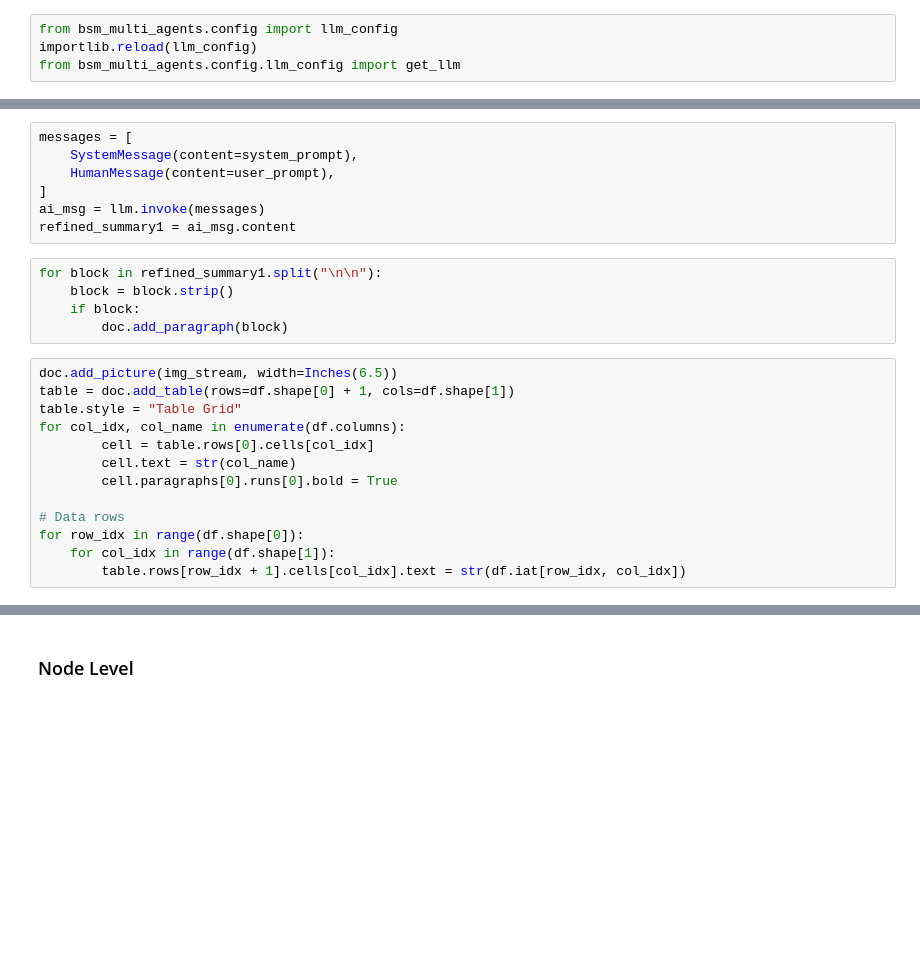
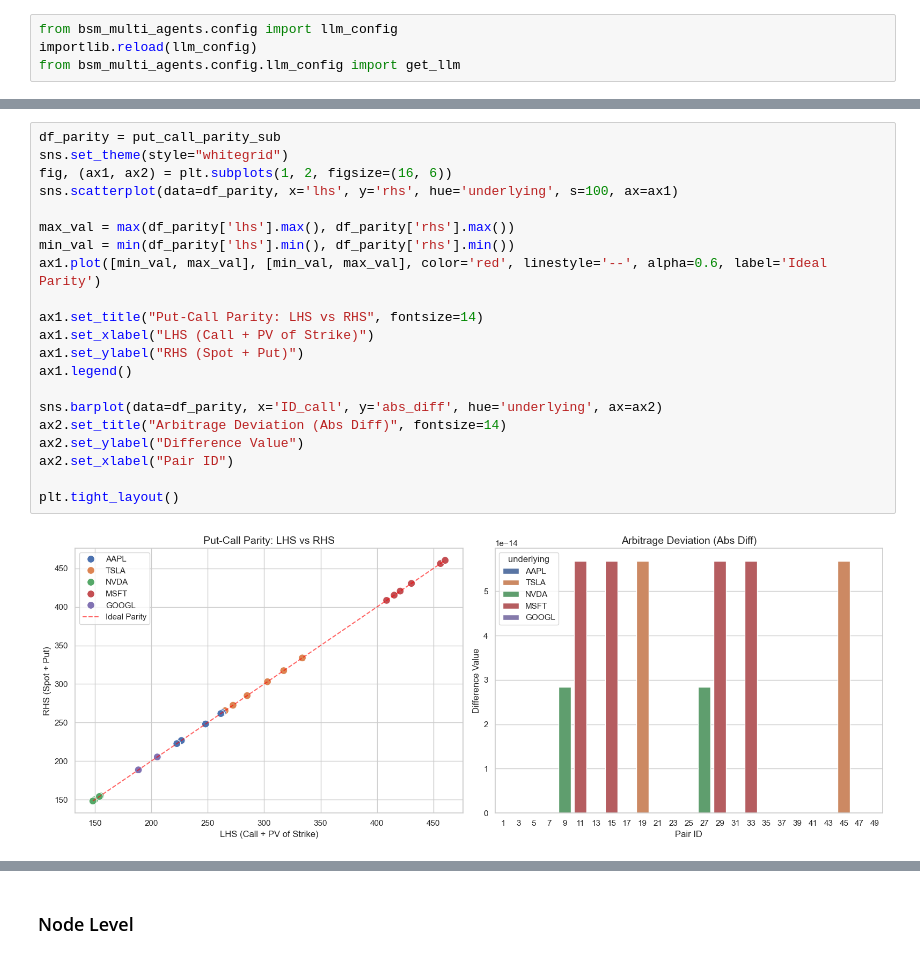
Before and after one commit to davidzgu/model_doc_automation, a Jupyter notebook: notebooks/dev/dev_multi_agent_mcp_2.0.ipynb, the cells around one changed output, grey strips where cells are left out. Saved outputs shown, nothing was run; the diff lists cells and outputs as text; blank space fills up the shorter version.

```diff
--- a/notebooks/dev/dev_multi_agent_mcp_2.0.ipynb
+++ b/notebooks/dev/dev_multi_agent_mcp_2.0.ipynb
@@ -1495,25 +1426,23 @@ user_prompt = (
-# %%
-messages = [
-    SystemMessage(content=system_prompt),
-    HumanMessage(content=user_prompt),
-]
-ai_msg = llm.invoke(messages)
-refined_summary1 = ai_msg.content
-# %%
-for block in refined_summary1.split("\n\n"):
-    block = block.strip()
-    if block:
-        doc.add_paragraph(block)
-# %%
-doc.add_picture(img_stream, width=Inches(6.5))
-table = doc.add_table(rows=df.shape[0] + 1, cols=df.shape[1])
-table.style = "Table Grid"
-for col_idx, col_name in enumerate(df.columns):
-        cell = table.rows[0].cells[col_idx]
-        cell.text = str(col_name)
-        cell.paragraphs[0].runs[0].bold = True
-
-# Data rows
-for row_idx in range(df.shape[0]):
-    for col_idx in range(df.shape[1]):
-        table.rows[row_idx + 1].cells[col_idx].text = str(df.iat[row_idx, col_idx])
+# %%
+df_parity = put_call_parity_sub
+sns.set_theme(style="whitegrid")
+fig, (ax1, ax2) = plt.subplots(1, 2, figsize=(16, 6))
+sns.scatterplot(data=df_parity, x='lhs', y='rhs', hue='underlying', s=100, ax=ax1)
+
+max_val = max(df_parity['lhs'].max(), df_parity['rhs'].max())
+min_val = min(df_parity['lhs'].min(), df_parity['rhs'].min())
+ax1.plot([min_val, max_val], [min_val, max_val], color='red', linestyle='--', alpha=0.6, label='Ideal Parity')
+
+ax1.set_title("Put-Call Parity: LHS vs RHS", fontsize=14)
+ax1.set_xlabel("LHS (Call + PV of Strike)")
+ax1.set_ylabel("RHS (Spot + Put)")
+ax1.legend()
+
+sns.barplot(data=df_parity, x='ID_call', y='abs_diff', hue='underlying', ax=ax2)
+ax2.set_title("Arbitrage Deviation (Abs Diff)", fontsize=14)
+ax2.set_ylabel("Difference Value")
+ax2.set_xlabel("Pair ID")
+
+plt.tight_layout()
+# %% [output]
+[figure, added]
```
Also changed, not shown: parts of 51 cells of this notebook, 13 other files.
